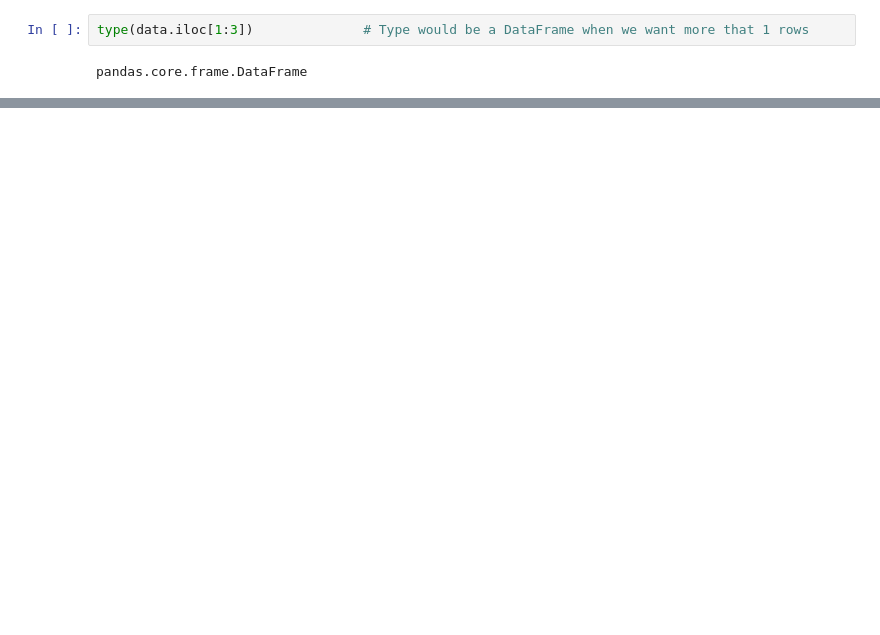
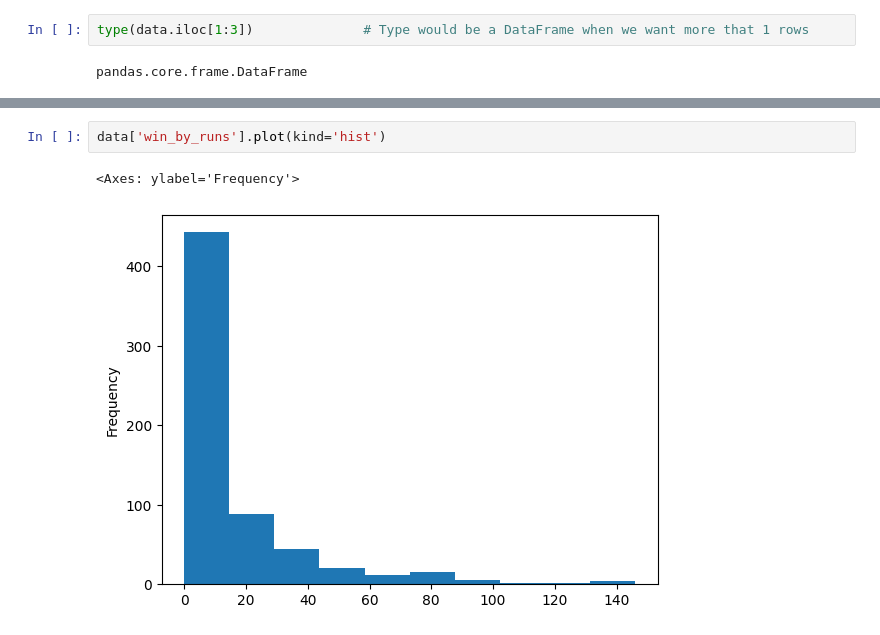
Before and after one commit to badalm06/Numpy, a Jupyter notebook: Pandas.ipynb, the cells around one changed output, grey strips where cells are left out. Cells and saved outputs as stored; diff of their text form; blank space fills up the shorter version.

```diff
--- a/Pandas.ipynb
+++ b/Pandas.ipynb
@@ -166,0 +263,5 @@ data.iloc[1:11:2]
+# %%
+data['win_by_runs'].plot(kind='hist')
+# %% [output]
+<Axes: ylabel='Frequency'>
+[figure, added]
```
Also changed, not shown: parts of 8 cells of this notebook.
